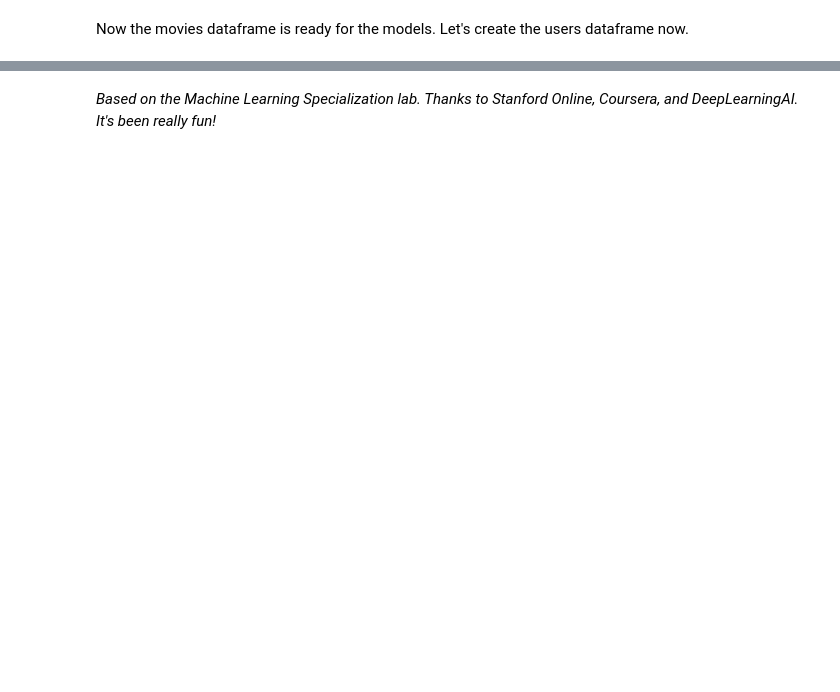
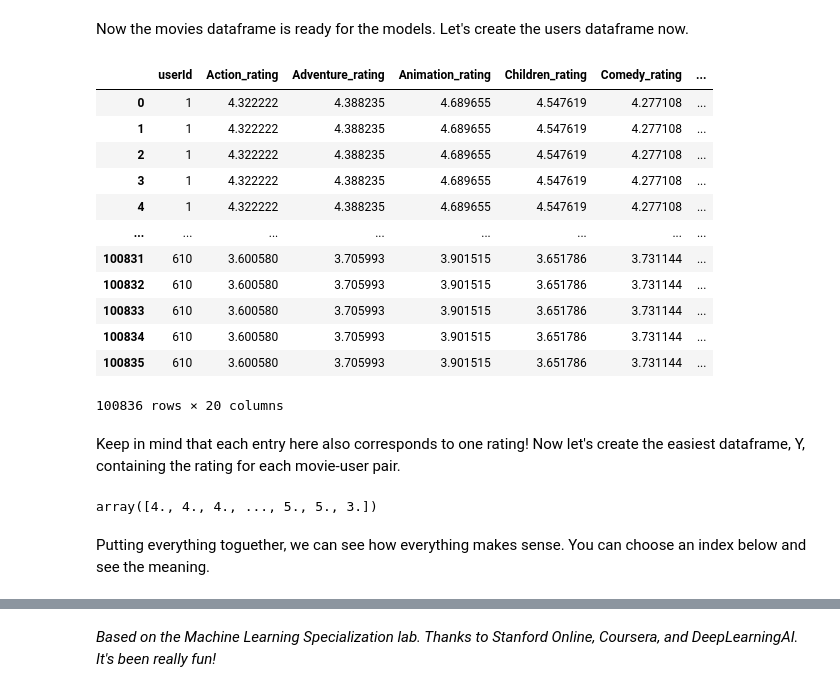
Before and after one commit to alemalvarez/filmrecommender, a Jupyter notebook: content_based_filtering.ipynb, the cells around one changed output, grey strips where cells are left out. Cells and saved outputs as stored; diff of their text form; code cells hidden in the pictures; blank space fills up the shorter version.

```diff
--- a/content_based_filtering.ipynb
+++ b/content_based_filtering.ipynb
@@ -119,0 +150,49 @@ Now the movies dataframe is ready for the models. Let's create the users datafra
+# %%
+# This is my new optimized version! It precomputes the ratings for each user and then constructs a dataframe
+# picking the appropiate user entry for each rating. Way better than the previous one, about 300x faster.
+user_genre_ratings = {} # Dictionary to hold the precomputed user data
+
+merged_df = pd.concat([ratings[['userId', 'rating']], movies_df_onehot], axis=1) # Put together the two dataframes
+
+# Iterate over each user using groupby. In each iteration, we obtain a groupby object containing the reviews of one user
+for user_id, user_ratings in merged_df.groupby('userId'):
+    genre_ratings = {}
+    for genre in movies_df_onehot.columns[4:]: # Iterate over the genres
+        mask = (user_ratings[genre] == 1)
+        genre_avg_rating = user_ratings.loc[mask, 'rating'].mean() # Compute the mean for all the movies that have the one-hot label for each genre set to one
+        genre_ratings[genre + '_rating'] = genre_avg_rating
+    user_genre_ratings[user_id] = genre_ratings
+
+# Create a dataframe to hold the results. It needs to be transposed so that each user is a column instead of a row
+user_ratings_df = pd.DataFrame(user_genre_ratings).T.reset_index().rename(columns={'index': 'userId'})
+
+# Fill NaN values with 0
+user_ratings_df.fillna(0, inplace=True)
+
+# Merge the genre ratings into the final dataframe
+users_df = pd.merge(ratings[['userId']], user_ratings_df, on='userId', how='left')
+
+users_df
+# %% [output]
+|  | userId | Action_rating | Adventure_rating | Animation_rating | Children_rating | Comedy_rating | ... |
+| 0 | 1 | 4.322222 | 4.388235 | 4.689655 | 4.547619 | 4.277108 | ... |
+| 1 | 1 | 4.322222 | 4.388235 | 4.689655 | 4.547619 | 4.277108 | ... |
+| 2 | 1 | 4.322222 | 4.388235 | 4.689655 | 4.547619 | 4.277108 | ... |
+| 3 | 1 | 4.322222 | 4.388235 | 4.689655 | 4.547619 | 4.277108 | ... |
+| 4 | 1 | 4.322222 | 4.388235 | 4.689655 | 4.547619 | 4.277108 | ... |
+| ... | ... | ... | ... | ... | ... | ... | ... |
+| 100831 | 610 | 3.600580 | 3.705993 | 3.901515 | 3.651786 | 3.731144 | ... |
+| 100832 | 610 | 3.600580 | 3.705993 | 3.901515 | 3.651786 | 3.731144 | ... |
+| 100833 | 610 | 3.600580 | 3.705993 | 3.901515 | 3.651786 | 3.731144 | ... |
+| 100834 | 610 | 3.600580 | 3.705993 | 3.901515 | 3.651786 | 3.731144 | ... |
+| 100835 | 610 | 3.600580 | 3.705993 | 3.901515 | 3.651786 | 3.731144 | ... |
+100836 rows × 20 columns
+# %% [markdown]
+Keep in mind that each entry here also corresponds to one rating! Now let's create the easiest dataframe, Y, containing the rating for each movie-user pair.
+# %%
+y = np.array(ratings['rating'])
+y
+# %% [output]
+array([4., 4., 4., ..., 5., 5., 3.])
+# %% [markdown]
+Putting everything toguether, we can see how everything makes sense. You can choose an index below and see the meaning.
```
Also changed, not shown: parts of 10 cells of this notebook.
